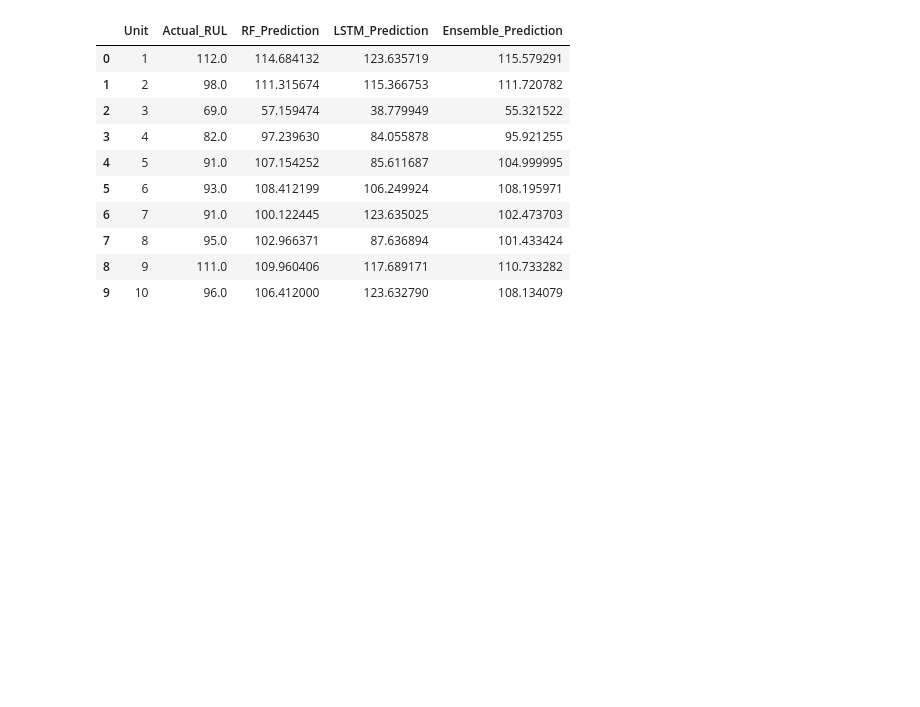
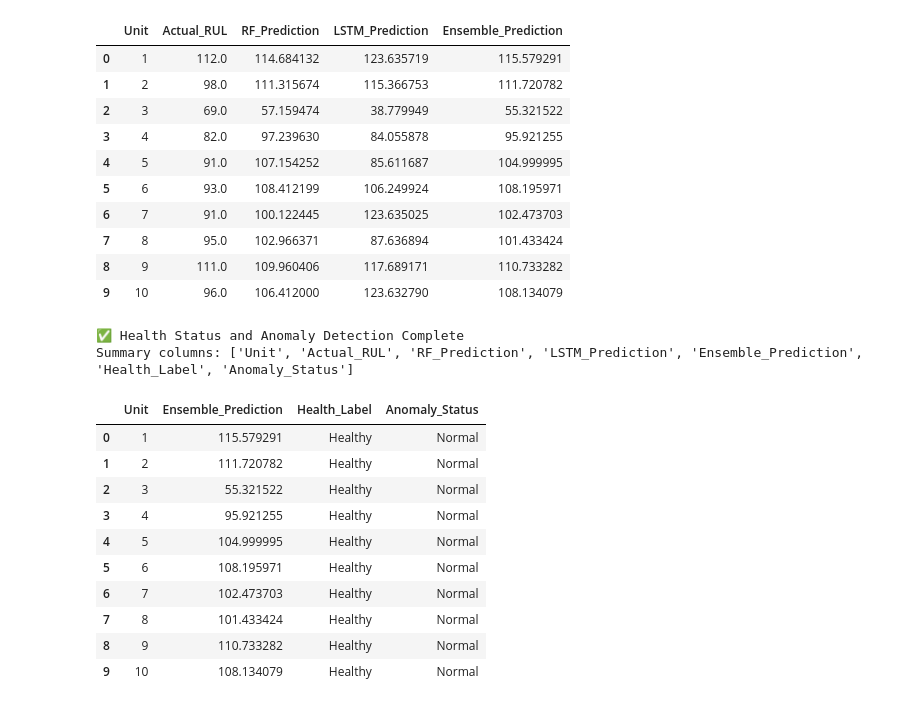
Before and after one commit to SKYTAN-050107/VHack_RUL_Predictions, a Jupyter notebook: src/00_combine_ML_DL_KKWJ.ipynb, the cells around one changed output. Saved outputs shown, nothing was run; the diff lists cells and outputs as text; code cells hidden in the pictures; blank space fills up the shorter version.

```diff
--- a/src/00_combine_ML_DL_KKWJ.ipynb
+++ b/src/00_combine_ML_DL_KKWJ.ipynb
@@ -180,6 +180,38 @@ Ensemble NASA Score: 797.34
 | 7 | 8 | 95.0 | 102.966371 | 87.636894 | 101.433424 |
 | 8 | 9 | 111.0 | 109.960406 | 117.689171 | 110.733282 |
 | 9 | 10 | 96.0 | 106.412000 | 123.632790 | 108.134079 |
+# %%
+from sklearn.ensemble import IsolationForest
+
+# --- 5. Anomaly Detection & Health Labels ---
+# Train IsolationForest on the combined features (original + hidden layer)
+iso_forest = IsolationForest(contamination=0.05, random_state=42)
+iso_forest.fit(combined_features)
+
+# Get anomaly predictions
+anomaly_labels = iso_forest.predict(combined_features)
+
+# Add Health Label and Anomaly Status to summary_df
+summary_df['Health_Label'] = np.where(summary_df['Ensemble_Prediction'] > 50, 'Healthy', 'Impaired')
+summary_df['Anomaly_Status'] = np.where(anomaly_labels == -1, 'Anomaly', 'Normal')
+
+print("✅ Health Status and Anomaly Detection Complete")
+print(f"Summary columns: {list(summary_df.columns)}")
+display(summary_df[['Unit', 'Ensemble_Prediction', 'Health_Label', 'Anomaly_Status']].head(10))
+# %% [output]
+✅ Health Status and Anomaly Detection Complete
+Summary columns: ['Unit', 'Actual_RUL', 'RF_Prediction', 'LSTM_Prediction', 'Ensemble_Prediction', 'Health_Label', 'Anomaly_Status']
+|  | Unit | Ensemble_Prediction | Health_Label | Anomaly_Status |
+| 0 | 1 | 115.579291 | Healthy | Normal |
+| 1 | 2 | 111.720782 | Healthy | Normal |
+| 2 | 3 | 55.321522 | Healthy | Normal |
+| 3 | 4 | 95.921255 | Healthy | Normal |
+| 4 | 5 | 104.999995 | Healthy | Normal |
+| 5 | 6 | 108.195971 | Healthy | Normal |
+| 6 | 7 | 102.473703 | Healthy | Normal |
+| 7 | 8 | 101.433424 | Healthy | Normal |
+| 8 | 9 | 110.733282 | Healthy | Normal |
+| 9 | 10 | 108.134079 | Healthy | Normal |
 # %%
 import matplotlib.pyplot as plt
 
```
Also changed, not shown: parts of 1 cell of this notebook.
